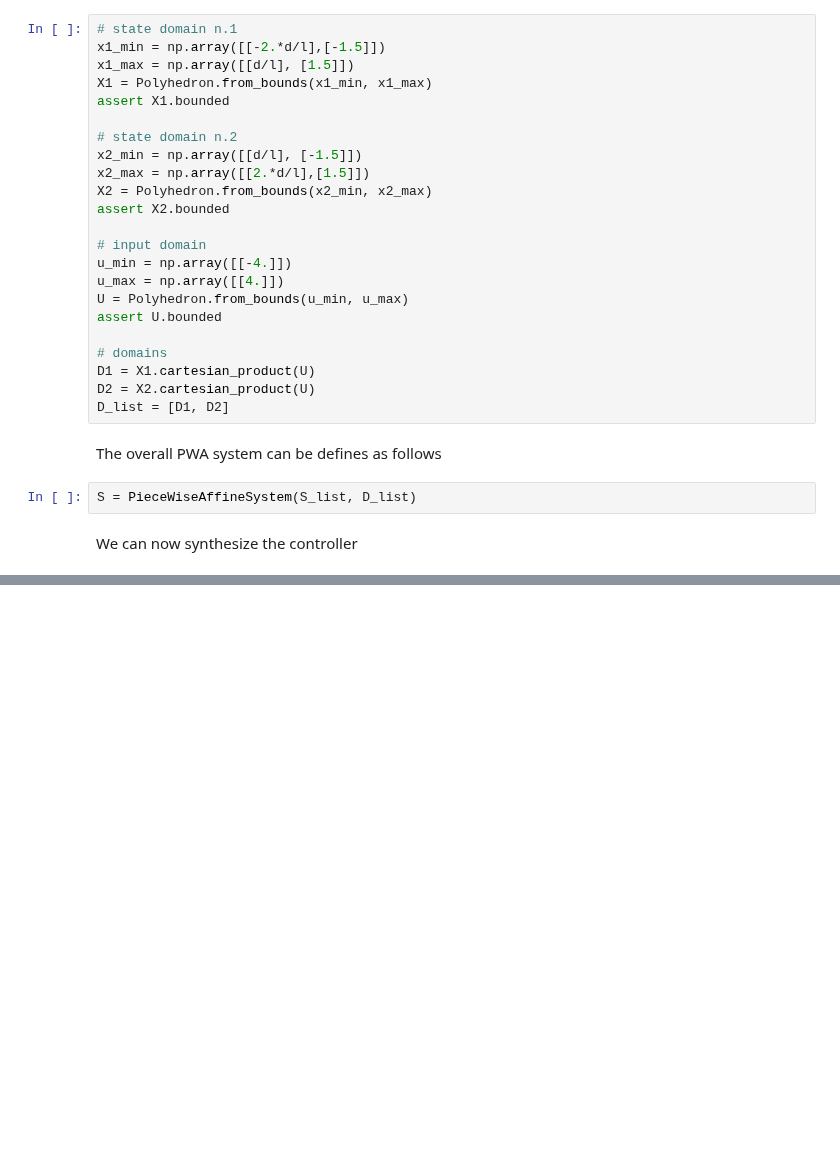
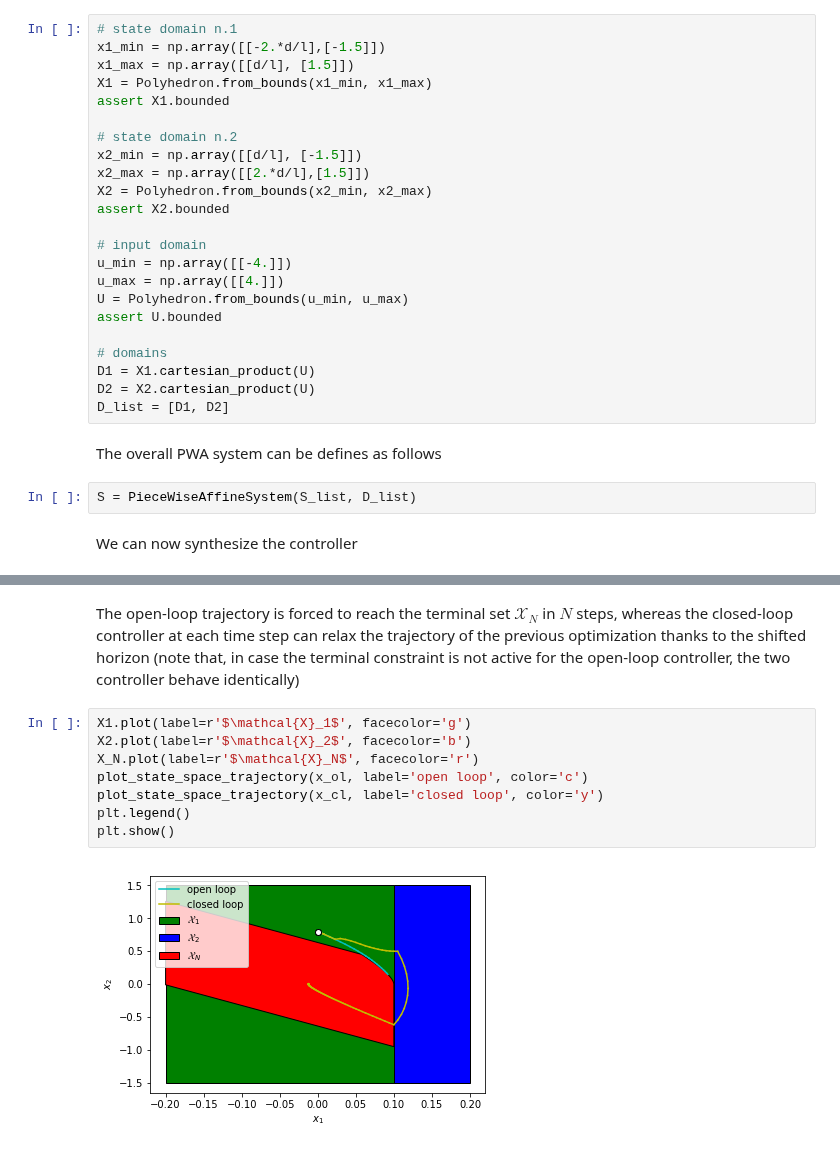
Before and after one commit to TobiaMarcucci/pympc, a Jupyter notebook: examples/hybrid_mpc.ipynb, the cells around one changed output, grey strips where cells are left out. Cells and saved outputs as stored; diff of their text form; blank space fills up the shorter version.

```diff
--- a/examples/hybrid_mpc.ipynb
+++ b/examples/hybrid_mpc.ipynb
@@ -175,0 +179,12 @@ We can use the plot functions to visualize the time evolution of the system
+# %% [markdown]
+The open-loop trajectory is forced to reach the terminal set $\mathcal{X}_N$ in $N$ steps, whereas the closed-loop controller at each time step can relax the trajectory of the previous optimization thanks to the shifted horizon (note that, in case the terminal constraint is not active for the open-loop controller, the two controller behave identically)
+# %%
+X1.plot(label=r'$\mathcal{X}_1$', facecolor='g')
+X2.plot(label=r'$\mathcal{X}_2$', facecolor='b')
+X_N.plot(label=r'$\mathcal{X}_N$', facecolor='r')
+plot_state_space_trajectory(x_ol, label='open loop', color='c')
+plot_state_space_trajectory(x_cl, label='closed loop', color='y')
+plt.legend()
+plt.show()
+# %% [output]
+[figure, added]
```
Also changed, not shown: parts of 12 cells of this notebook, 19 other files.
